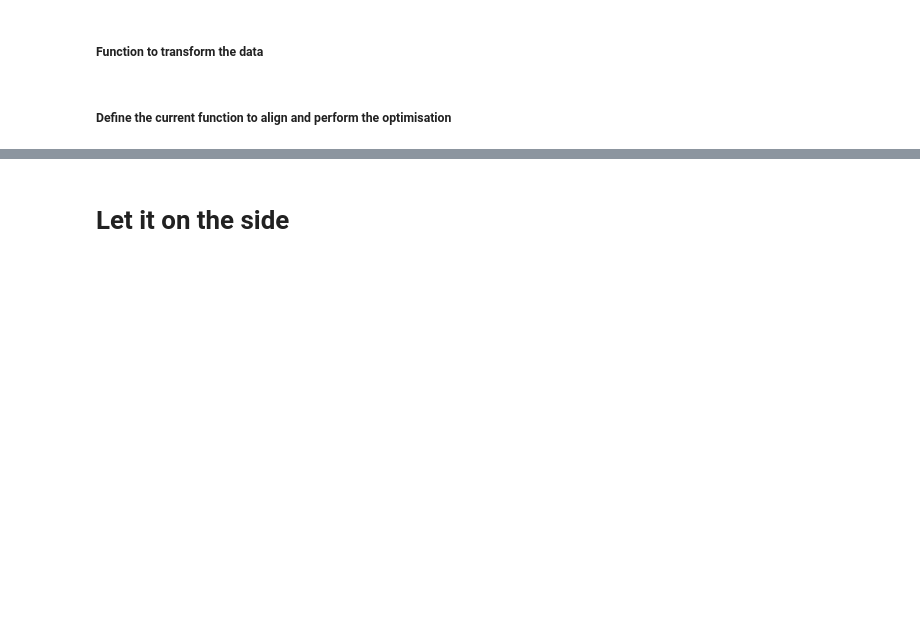
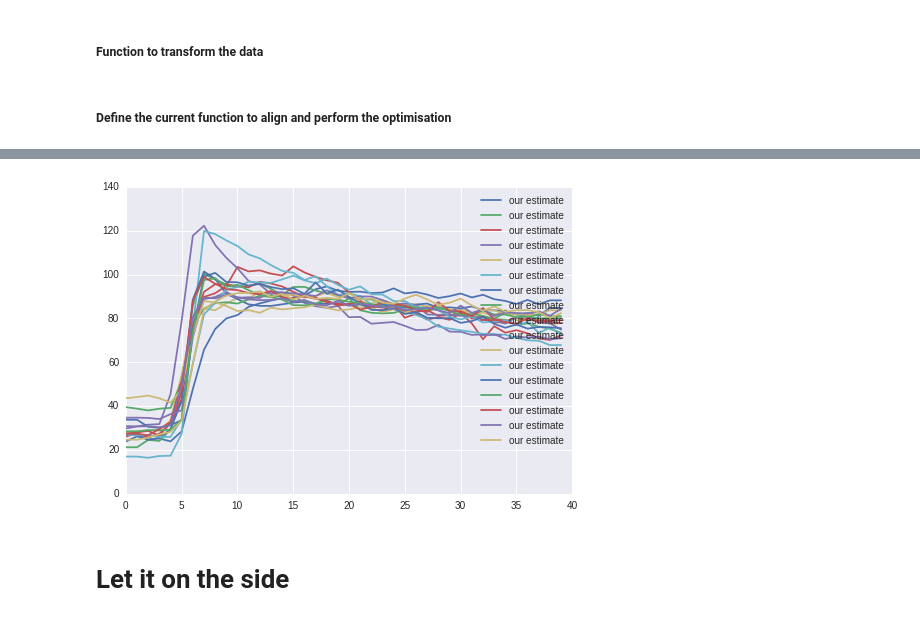
Before and after one commit to I2Cvb/prostate, a Jupyter notebook: notebook/normalisation-dce.ipynb, the cells around one changed output, grey strips where cells are left out. Saved outputs shown, nothing was run; the diff lists cells and outputs as text; code cells hidden in the pictures; blank space fills up the shorter version.

```diff
--- a/notebook/normalisation-dce.ipynb
+++ b/notebook/normalisation-dce.ipynb
@@ -623,6 +619,6 @@ def ShiftTime(y, tau):
 # %% [markdown]
 ##### Define the cost function
 # %%
-CostTimeShift = lambda x: np.sum( curves_estim_mean - ( x[2] * ShiftTime(y_to_aligned, x[0]) + np.round(x[1]) ) ) ** 2
+CostTimeShift = lambda x: np.sum( curves_estim_mean - ( x[2] * ShiftTime(y_to_aligned, x[0]) + int(np.round(x[1])) ) ) ** 2
 # %%
 # We have to focus only on the beginning of the curve
@@ -726,3 +829,31 @@ for idx, y_to_aligned in enumerate(cv_to_al.T):
+# %%
+# Let's save all the curves to realigned them afterwards
+curves_estim = []
+# Correct the alignment of all the patient
+for pat_vis in range(len(pat_corr_4)):
+
+    estim = []
+    vari = []
+    # Go in each serie of the DCE
+    for s in range(len(pat_corr_4[pat_vis].pdf_serie)):
+        # s is the pdf and we want to estmiate the variance considering 0 as the true mean
+        # We will compute: sum ip_i ** 2
+        ### We have to create the i - find the middle of the bin and the right number of value
+        i_arr = (pat_corr_4[pat_vis].bin_edges_serie[s][:-1] +
+                 pat_corr_4[pat_vis].bin_edges_serie[s][1:]    ) / 2.
+        ### Compute the variance
+        ipi_arr = (i_arr ** 2) * pat_corr_4[pat_vis].pdf_serie[s]
+
+        ### The estimator correspond to the sum normalise by the number of bins
+        estim.append(np.sqrt(np.sum(ipi_arr)))# / float(len(i_arr)))
+        vari.append(np.sqrt(np.var(pat_corr_4[pat_vis].data[:, s])))
+
+
+    plt.plot(estim, label='our estimate')
+    #plt.plot(vari, label='variance')
+    plt.legend()
+# %% [output]
+[figure, added]
 # %% [markdown]
 # Let it on the side
 # %%
```
Also changed, not shown: parts of 21 cells of this notebook.
